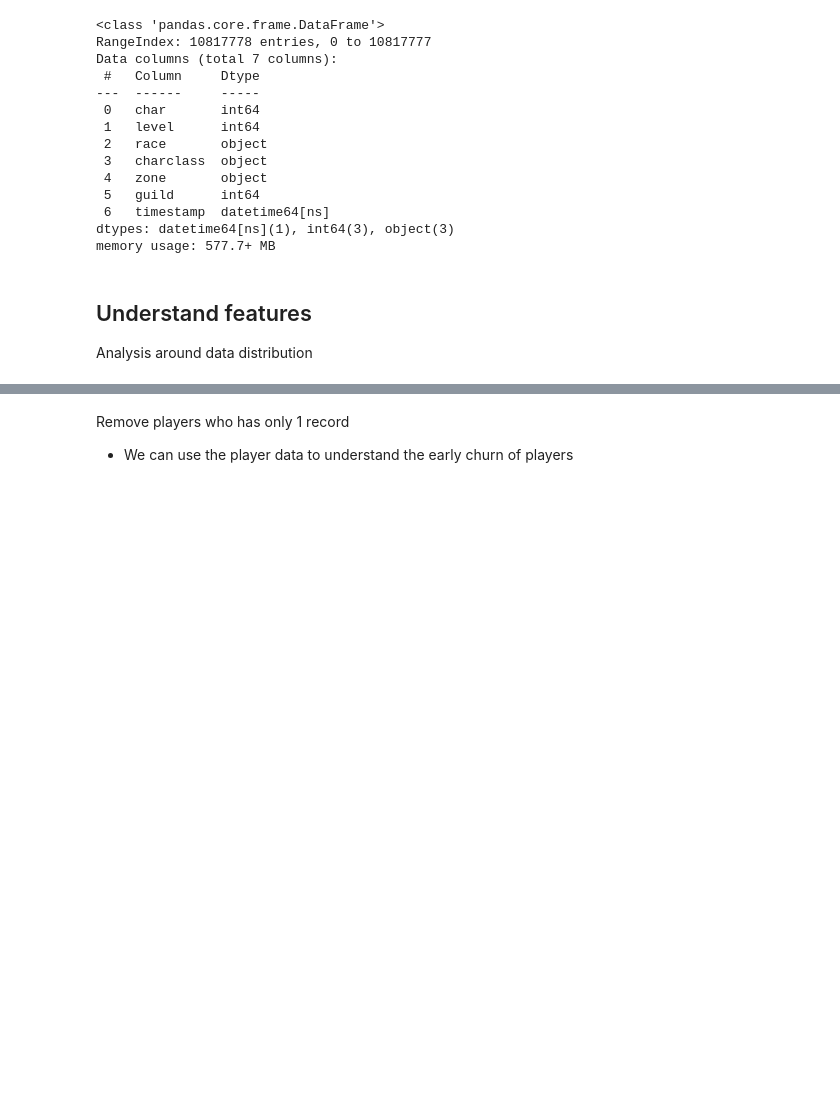
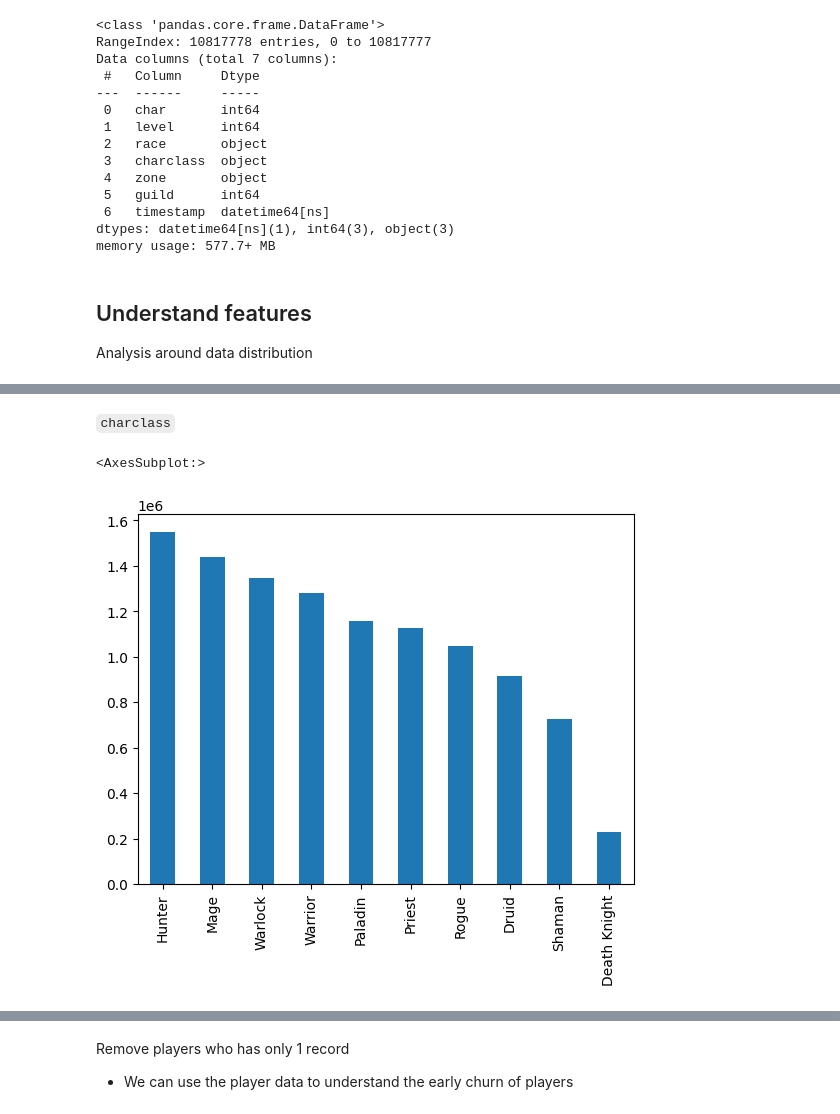
Before and after one commit to xlegend1024/wow-player-churn, a Jupyter notebook: WW-EDA.ipynb, the cells around one changed output, grey strips where cells are left out. Cells and saved outputs as stored; diff of their text form; code cells hidden in the pictures; blank space fills up the shorter version.

```diff
--- a/WW-EDA.ipynb
+++ b/WW-EDA.ipynb
@@ -58,0 +122,7 @@ Analysis around data distribution
+# %% [markdown]
+`charclass`
+# %%
+df["charclass"].value_counts().plot.bar()
+# %% [output]
+<AxesSubplot:>
+[figure, added]
```
Also changed, not shown: parts of 31 cells of this notebook, 3 other files.
